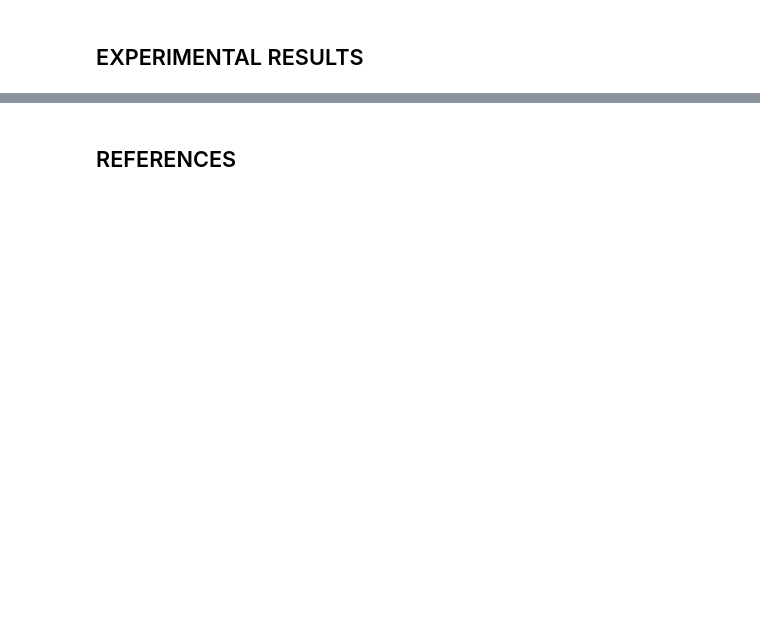
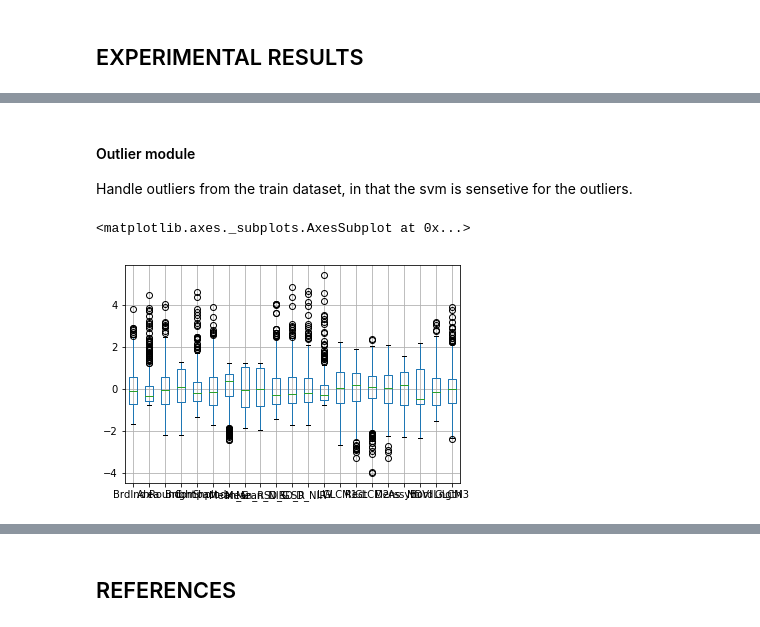
Before and after one commit to alex44jzy/NUS-CI1-CA1, a Jupyter notebook: svm/svmpy.ipynb, the cells around one changed output, grey strips where cells are left out. Drawn from its saved outputs; the diff is of its cells as text; code cells hidden in the pictures; blank space fills up the shorter version.

```diff
--- a/svm/svmpy.ipynb
+++ b/svm/svmpy.ipynb
@@ -180,0 +264,13 @@ As such, the proper procedures were proposed step by step as follows:
+# %% [markdown]
+#### Outlier module
+
+Handle outliers from the train dataset, in that the svm is sensetive for the outliers.
+# %%
+outliers = trainX_scale.loc[(trainX_scale > 6).any(1)]
+trainX_scale = trainX_scale.drop(outliers.index)
+trainY = trainY.drop(outliers.index)
+
+pd.DataFrame(trainX_scale).boxplot()
+# %% [output]
+<matplotlib.axes._subplots.AxesSubplot at 0x...>
+[figure, added]
```
Also changed, not shown: parts of 22 cells of this notebook.
